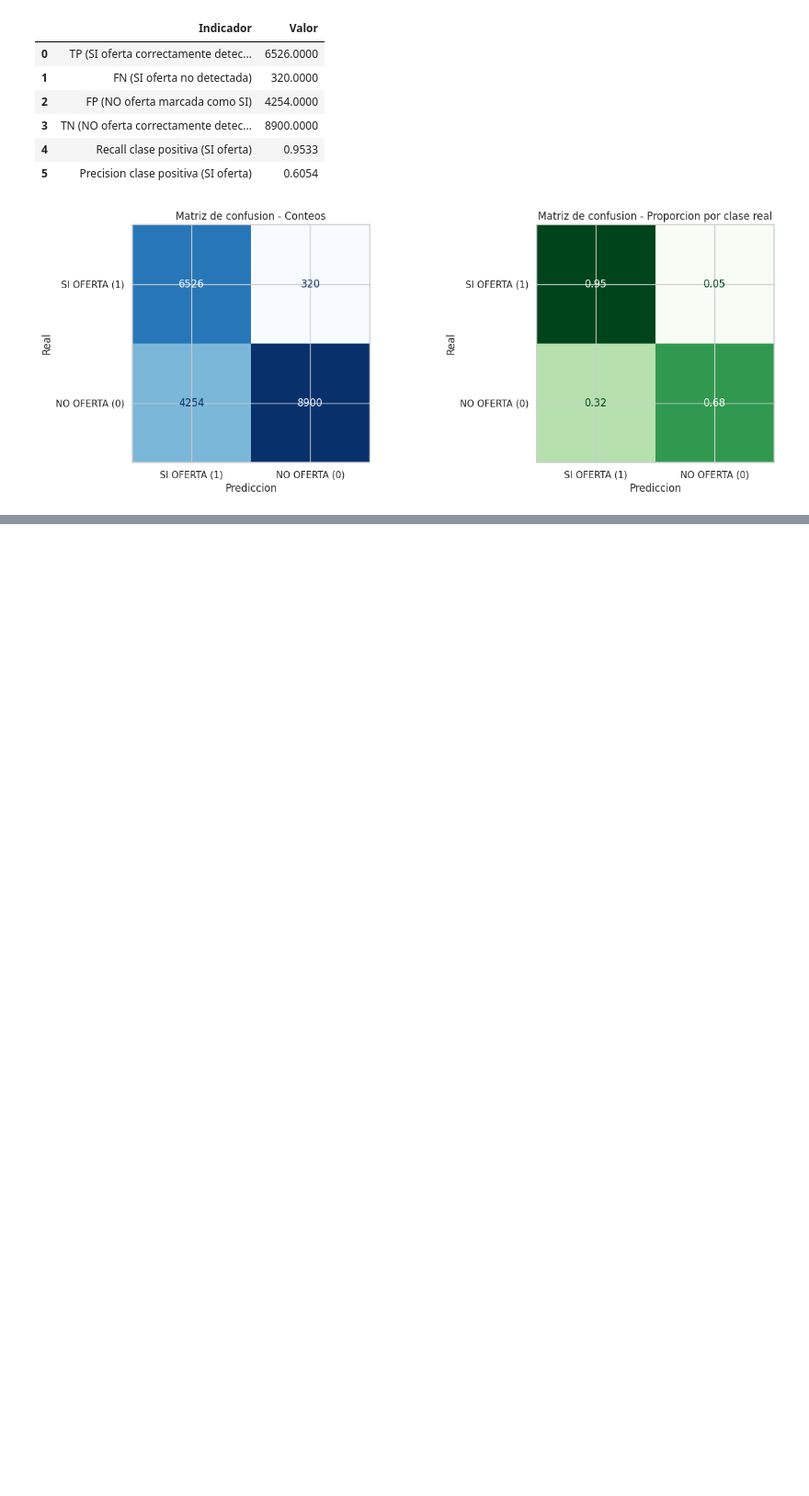
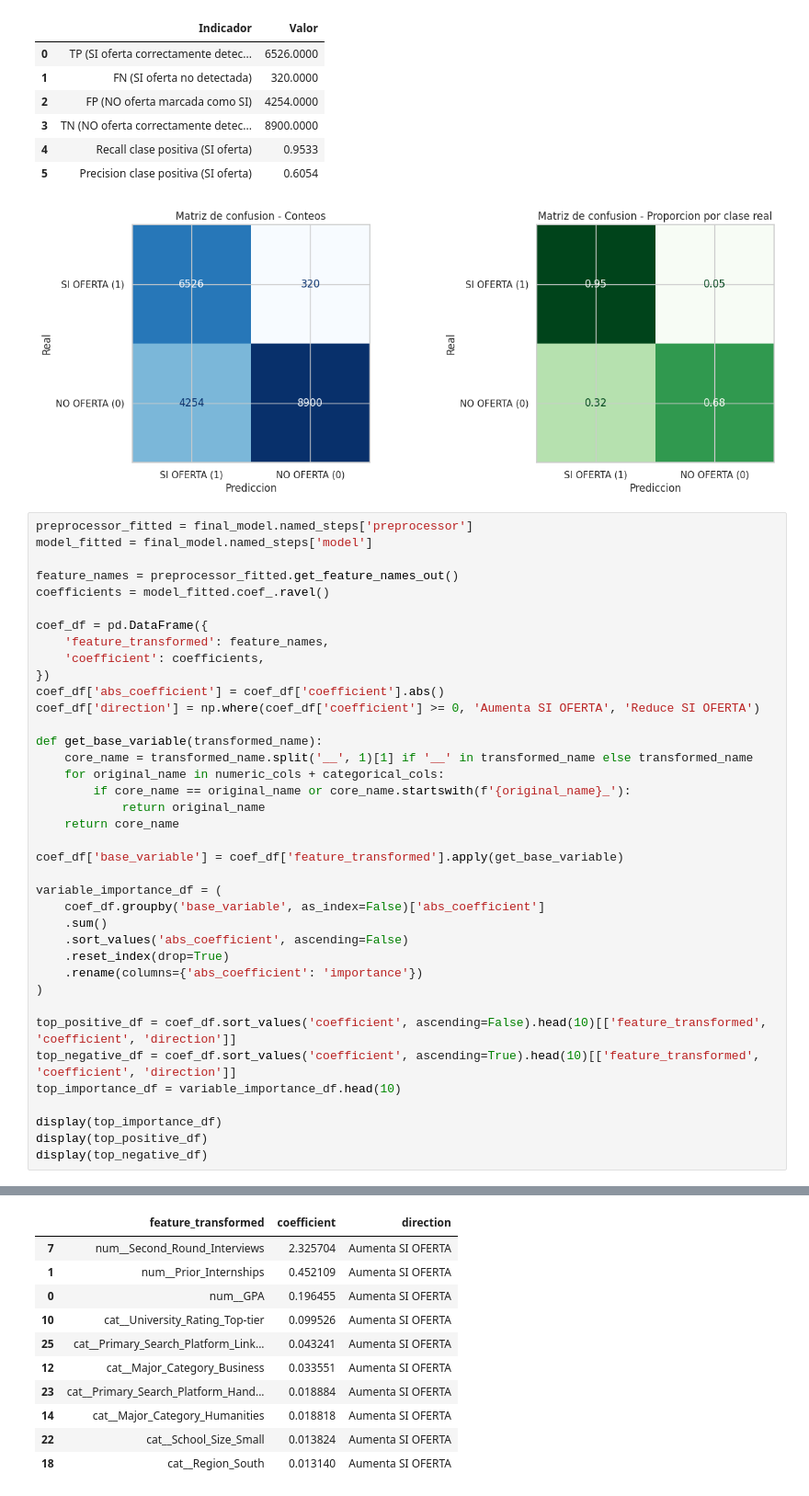
Before and after one commit to NacisCric-2908/mineria, a Jupyter notebook: job/logistic_regression_offer_received.ipynb, the cells around one changed output, grey strips where cells are left out. Shown at 92% size. Cells and saved outputs as stored; diff of their text form; blank space fills up the shorter version.

Commit message:
Se agrego la parte de variables con mayor peso al modelo

```diff
--- a/job/logistic_regression_offer_received.ipynb
+++ b/job/logistic_regression_offer_received.ipynb
@@ -451,3 +469,42 @@ plt.show()
 | 4 | Recall clase positiva (SI oferta) | 0.9533 |
 | 5 | Precision clase positiva (SI oferta) | 0.6054 |
 [figure]
+# %%
+preprocessor_fitted = final_model.named_steps['preprocessor']
+model_fitted = final_model.named_steps['model']
+
+feature_names = preprocessor_fitted.get_feature_names_out()
+coefficients = model_fitted.coef_.ravel()
+
+coef_df = pd.DataFrame({
+    'feature_transformed': feature_names,
+    'coefficient': coefficients,
+})
+coef_df['abs_coefficient'] = coef_df['coefficient'].abs()
+coef_df['direction'] = np.where(coef_df['coefficient'] >= 0, 'Aumenta SI OFERTA', 'Reduce SI OFERTA')
+
+def get_base_variable(transformed_name):
+    core_name = transformed_name.split('__', 1)[1] if '__' in transformed_name else transformed_name
+    for original_name in numeric_cols + categorical_cols:
+        if core_name == original_name or core_name.startswith(f'{original_name}_'):
+            return original_name
+    return core_name
+
+coef_df['base_variable'] = coef_df['feature_transformed'].apply(get_base_variable)
+
+variable_importance_df = (
+    coef_df.groupby('base_variable', as_index=False)['abs_coefficient']
+    .sum()
+    .sort_values('abs_coefficient', ascending=False)
+    .reset_index(drop=True)
+    .rename(columns={'abs_coefficient': 'importance'})
+)
+
+top_positive_df = coef_df.sort_values('coefficient', ascending=False).head(10)[['feature_transformed', 'coefficient', 'direction']]
+top_negative_df = coef_df.sort_values('coefficient', ascending=True).head(10)[['feature_transformed', 'coefficient', 'direction']]
+top_importance_df = variable_importance_df.head(10)
+
+display(top_importance_df)
+display(top_positive_df)
+display(top_negative_df)
+# %% [output]
@@ -453,0 +522,11 @@ plt.show()
+|  | feature_transformed | coefficient | direction |
+| 7 | num__Second_Round_Interviews | 2.325704 | Aumenta SI OFERTA |
+| 1 | num__Prior_Internships | 0.452109 | Aumenta SI OFERTA |
+| 0 | num__GPA | 0.196455 | Aumenta SI OFERTA |
+| 10 | cat__University_Rating_Top-tier | 0.099526 | Aumenta SI OFERTA |
+| 25 | cat__Primary_Search_Platform_Link... | 0.043241 | Aumenta SI OFERTA |
+| 12 | cat__Major_Category_Business | 0.033551 | Aumenta SI OFERTA |
+| 23 | cat__Primary_Search_Platform_Hand... | 0.018884 | Aumenta SI OFERTA |
+| 14 | cat__Major_Category_Humanities | 0.018818 | Aumenta SI OFERTA |
+| 22 | cat__School_Size_Small | 0.013824 | Aumenta SI OFERTA |
+| 18 | cat__Region_South | 0.013140 | Aumenta SI OFERTA |
```
Also changed, not shown: parts of 3 cells of this notebook.
